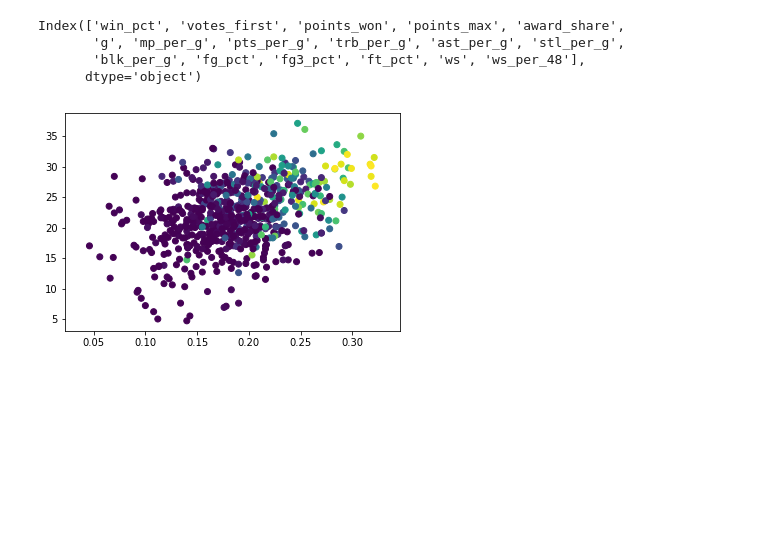
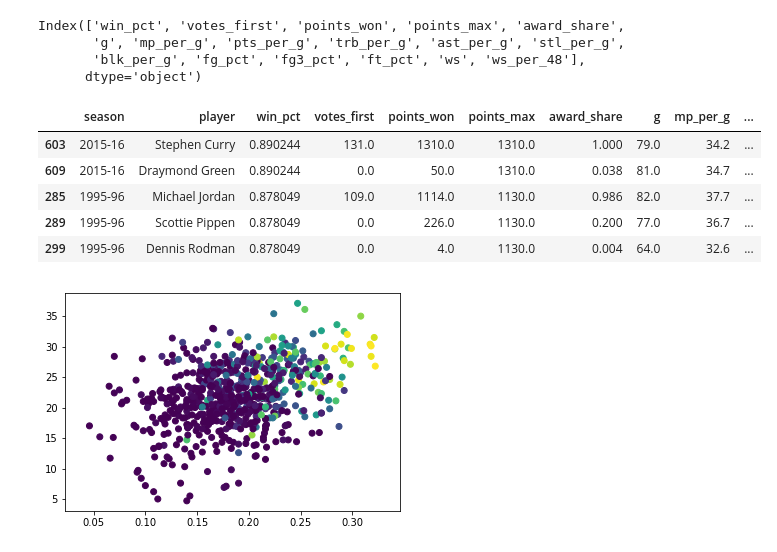
Before and after one commit to MartaMBenedito/TFM_Breeds_Dog, a Jupyter notebook: nba_mvp.ipynb, the cells around one changed output. Drawn from its saved outputs; the diff is of its cells as text; code cells hidden in the pictures; blank space fills up the shorter version.

```diff
--- a/nba_mvp.ipynb
+++ b/nba_mvp.ipynb
@@ -105,6 +131,17 @@ Index(['win_pct', 'votes_first', 'points_won', 'points_max', 'award_share',
        'g', 'mp_per_g', 'pts_per_g', 'trb_per_g', 'ast_per_g', 'stl_per_g',
        'blk_per_g', 'fg_pct', 'fg3_pct', 'ft_pct', 'ws', 'ws_per_48'],
       dtype='object')
+# %%
+mvp_win_train.sort_values(by=['win_pct', 'votes_first', 'points_won', 'points_max', 'award_share',
+       'g', 'mp_per_g', 'pts_per_g', 'trb_per_g', 'ast_per_g', 'stl_per_g',
+       'blk_per_g', 'fg_pct', 'fg3_pct', 'ft_pct', 'ws', 'ws_per_48'], ascending=False).head()
+# %% [output]
+|  | season | player | win_pct | votes_first | points_won | points_max | award_share | g | mp_per_g | ... |
+| 603 | 2015-16 | Stephen Curry | 0.890244 | 131.0 | 1310.0 | 1310.0 | 1.000 | 79.0 | 34.2 | ... |
+| 609 | 2015-16 | Draymond Green | 0.890244 | 0.0 | 50.0 | 1310.0 | 0.038 | 81.0 | 34.7 | ... |
+| 285 | 1995-96 | Michael Jordan | 0.878049 | 109.0 | 1114.0 | 1130.0 | 0.986 | 82.0 | 37.7 | ... |
+| 289 | 1995-96 | Scottie Pippen | 0.878049 | 0.0 | 226.0 | 1130.0 | 0.200 | 77.0 | 36.7 | ... |
+| 299 | 1995-96 | Dennis Rodman | 0.878049 | 0.0 | 4.0 | 1130.0 | 0.004 | 64.0 | 32.6 | ... |
 # %%
 plt.scatter(mvp_win_train["ws_per_48"],mvp_win_train["pts_per_g"],c=mvp_win_train["award_share"]);
 # %% [output]
```
Also changed, not shown: parts of 28 cells of this notebook.
